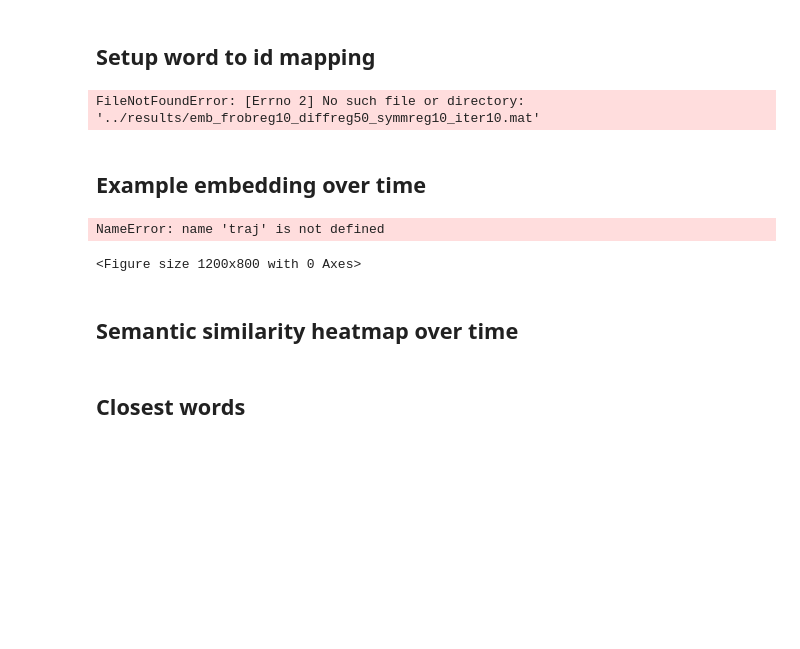
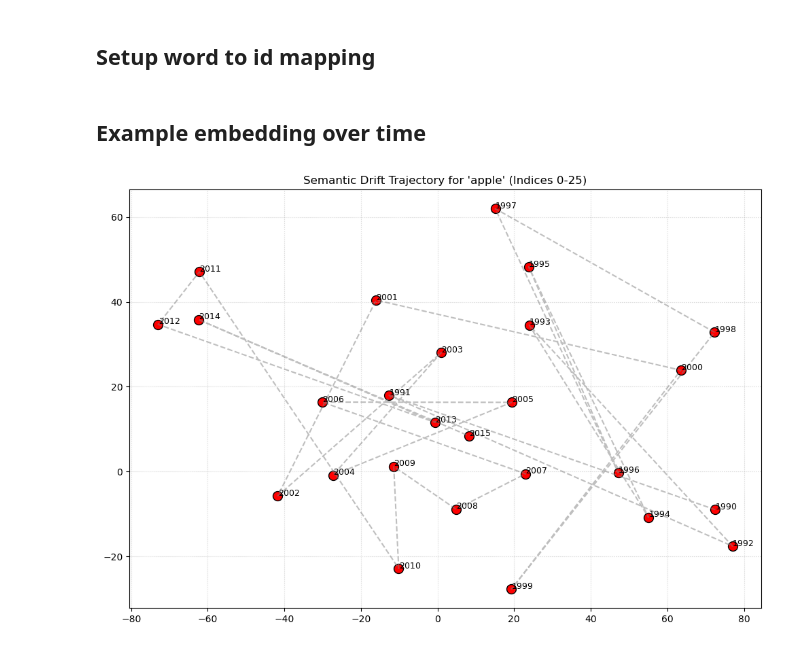
Before and after one commit to MarkusStefan/Semantic-Embedding-Evolution, a Jupyter notebook: notebooks/reproduction.ipynb, the cells around one changed output. Cells and saved outputs as stored; diff of their text form; code cells hidden in the pictures; blank space fills up the shorter version.

```diff
--- a/notebooks/reproduction.ipynb
+++ b/notebooks/reproduction.ipynb
@@ -37,10 +35,9 @@ Data seems to be loaded already. Skipping download.
 # %% [markdown]
 ## Static variables
 # %%
-nw = 20936 # number of words in vocab (11068100/20936 for ngram/nyt)
-T = range(1990,2016) # total number of time points (20/range(27) for ngram/nyt)
-cuda = True
+vocab_size = 20936 # number of words in vocab (11068100/20936 for ngram/nyt)
+years = range(1990,2016) # total number of time points (20/range(27) for ngram/nyt)
 
-embeddings = sio.loadmat("../data/emb_static.mat")["emb"]
+raw_emb = sio.loadmat("../data/emb_static.mat")["emb"]
+embeddings = torch.from_numpy(raw_emb).float()
 trainhead = "../data/wordPairPMI_"
-savehead = "../results/"
@@ -188,0 +112,7 @@ time elapsed = 1123.5534009933472
+# %%
+device = torch.device("cuda" if torch.cuda.is_available() else "cpu")
+
+model = DynamicEmbeddingModel(len(years), embeddings).to(device)
+optimizer = optim.Adam(model.parameters(), lr=learning_rate)
+dataset = DynamicPMIDataset(range(len(years)), "../data/wordPairPMI_", vocab_size)
+loader = DataLoader(dataset, batch_size=1)
@@ -195,32 +144,31 @@ with open('../data/wordlist.txt', 'r') as fid:
     wordlist = [line.strip() for line in fid]
 
 word2Id = {word: i for i, word in enumerate(wordlist)}
-
-times = range(180,200) # total number of time points (20/range(27) for ngram/nyt)
-# emb_all = sio.loadmat('../results/emb_frobreg10_diffreg50_symmreg10_iter10.mat')
-# %% [output]
-FileNotFoundError: [Errno 2] No such file or directory: '../results/emb_frobreg10_diffreg50_symmreg10_iter10.mat'
 # %% [markdown]
 ## Example embedding over time
 # %%
-target_word = 'communist'
+word = "apple"
+word_idx = word2Id[word]
+
+# generate embeddings
+model.eval()
+with torch.no_grad():
+    embs = model.U[list(range(len(years))), word_idx, :].detach().cpu().numpy()
+
+# reduce to 2 dimensions
+tsne = TSNE(n_components=2, perplexity=5, random_state=42, init='pca')
+Z = tsne.fit_transform(embs)
+
+# plot
 plt.figure(figsize=(12, 8))
+plt.plot(Z[:, 0], Z[:, 1], linestyle='--', color='gray', alpha=0.5)
 
-# Plot the trajectory line
-plt.plot(traj[:, 0], traj[:, 1], linestyle='--', color='gray', alpha=0.5, zorder=1)
+for i, year in enumerate(years):
+    plt.scatter(Z[i, 0], Z[i, 1], color='red', s=100, edgecolors='black')
+    plt.text(Z[i, 0] + 0.05, Z[i, 1] + 0.05, f"{year}", fontsize=9)
 
-# Plot each time point
-for i, (w_label, year) in enumerate(list_of_words):
-    if isword[i]:
-        plt.scatter(Z[i, 0], Z[i, 1], color='red', s=100, edgecolors='black', zorder=2)
-        plt.text(Z[i, 0] + 0.2, Z[i, 1] + 0.2, f"{year*10}", fontsize=9, fontweight='bold')
-
-plt.title(f"Semantic Drift Trajectory for '{target_word}' (1800s - 1990s)")
-plt.xlabel("TSNE Dimension 1")
-plt.ylabel("TSNE Dimension 2")
+plt.title(f"Semantic Drift Trajectory for '{word}' (Indices 0-25)")
 plt.grid(True, linestyle=':', alpha=0.6)
+plt.show()
 # %% [output]
-NameError: name 'traj' is not defined
-<Figure size 1200x800 with 0 Axes>
+[figure, added]
-# %% [markdown]
-## Semantic similarity heatmap over time
@@ -245,2 +174,0 @@ plt.title("Word Self-Similarity Over Time (Cosine)")
-# %% [markdown]
-## Closest words
```
Also changed, not shown: parts of 20 cells of this notebook.
